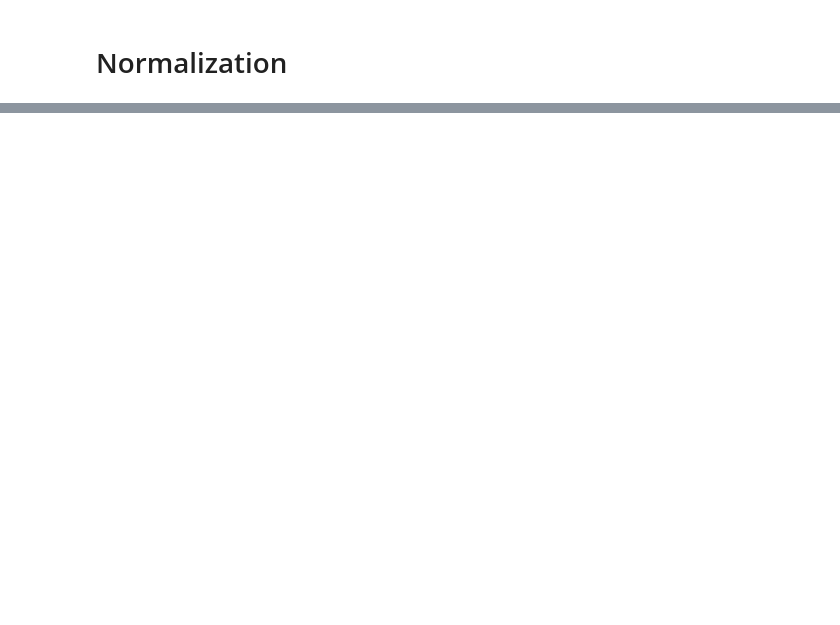
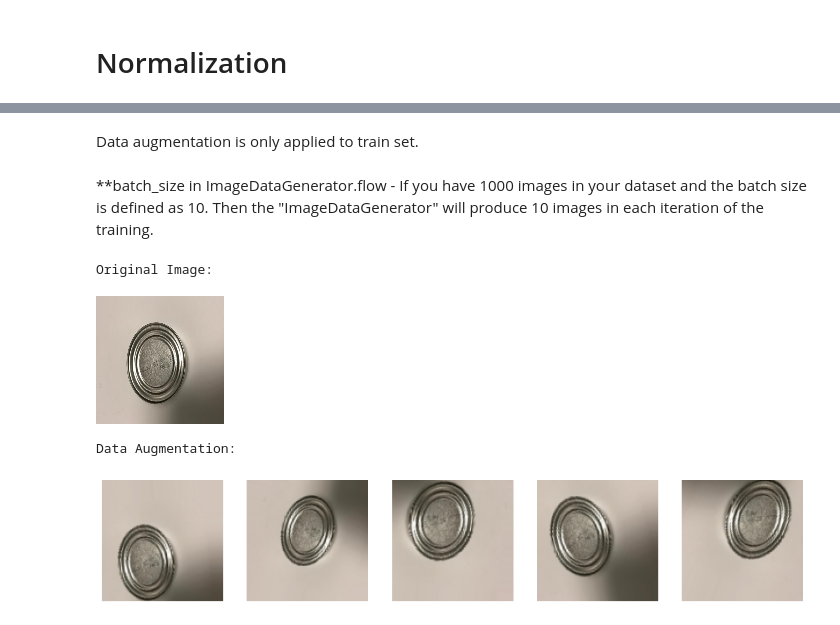
Before and after one commit to jxin11/waste-image-classification, a Jupyter notebook: Waste_Image_Classification.ipynb, the cells around one changed output, grey strips where cells are left out. Drawn from its saved outputs; the diff is of its cells as text; code cells hidden in the pictures; blank space fills up the shorter version.

Commit message:
One Hot Encoding & Data Augmentation

```diff
--- a/Waste_Image_Classification.ipynb
+++ b/Waste_Image_Classification.ipynb
@@ -172,6 +154,6 @@ y_train:  type- <class 'list'> size- 2021
 # %%
-img_train = np.array(img_train)
-img_test = np.array(img_test)
+img_train = np.array(img_train, dtype="float")
+img_test = np.array(img_test, dtype="float")
 label_train = np.array(label_train)
 label_test = np.array(label_test)
 # %%
@@ -205,5 +202,36 @@ img_train, img_test = img_train/255.0, img_test/255.0
+# %% [markdown]
+Data augmentation is only applied to train set.
 # %%
-datagen = ImageDataGenerator(featurewise_center=True, featurewise_std_normalization=True,
-                             rotation_range=20, width_shift_range=0.2,
-                             height_shift_range=0.2, horizontal_flip=True,
+datagen = ImageDataGenerator(rotation_range=20,
+                             width_shift_range=0.2,
+                             height_shift_range=0.2, horizontal_flip=True, vertical_flip=True,
                              zoom_range=0.2, shear_range=0.2)
+# %% [markdown]
+**batch_size in ImageDataGenerator.flow - If you have 1000 images in your dataset and the batch size is defined as 10. Then the "ImageDataGenerator" will produce 10 images in each iteration of the training.
+# %%
+# Take an image as example
+
+print("Original Image: ")
+cv2_imshow(img_train[123]*255)
+
+width, height, channel = img_train.shape[1], img_train.shape[2], img_train.shape[3]
+iter = datagen.flow((img_train[123]).reshape(1, width, height, channel), batch_size=1)
+
+# generate samples and plot
+print("\nData Augmentation: ")
+fig, ax = plt.subplots(nrows=1, ncols=5, figsize=(15,15))
+
+# generate batch of images
+for i in range(5):
+
+  image = next(iter)
+  image = np.squeeze(image)
+
+  # plot image
+  ax[i].imshow(cv2.cvtColor(image, cv2.COLOR_BGR2RGB))
+  ax[i].axis('off')
+# %% [output]
+Original Image:
+[figure, added]
+Data Augmentation:
+[figure, added]
```
Also changed, not shown: parts of 12 cells of this notebook.
